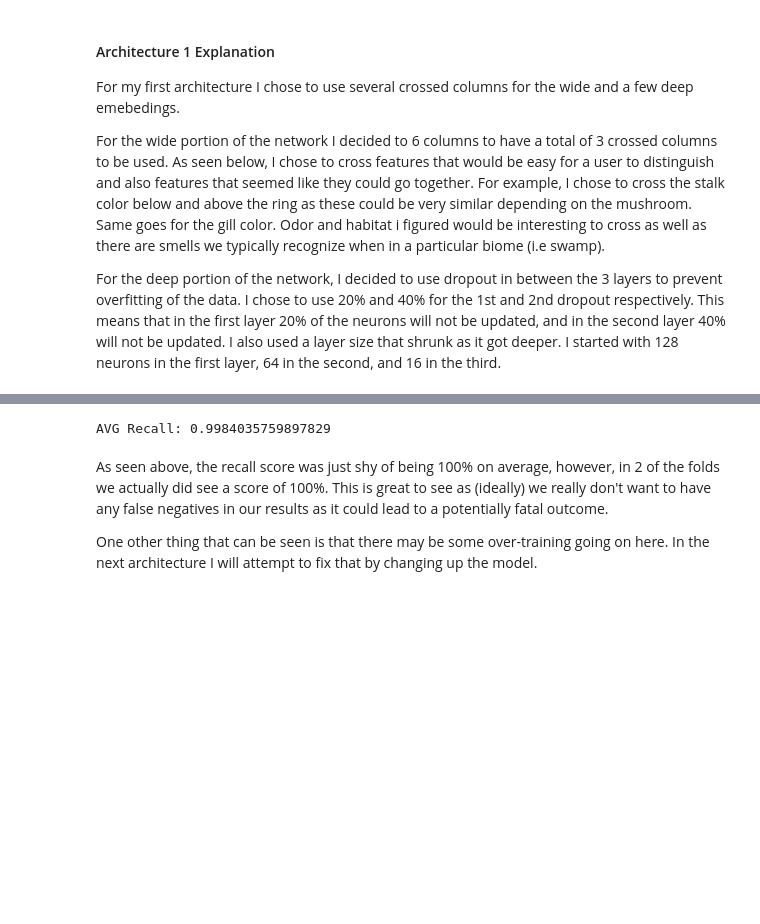
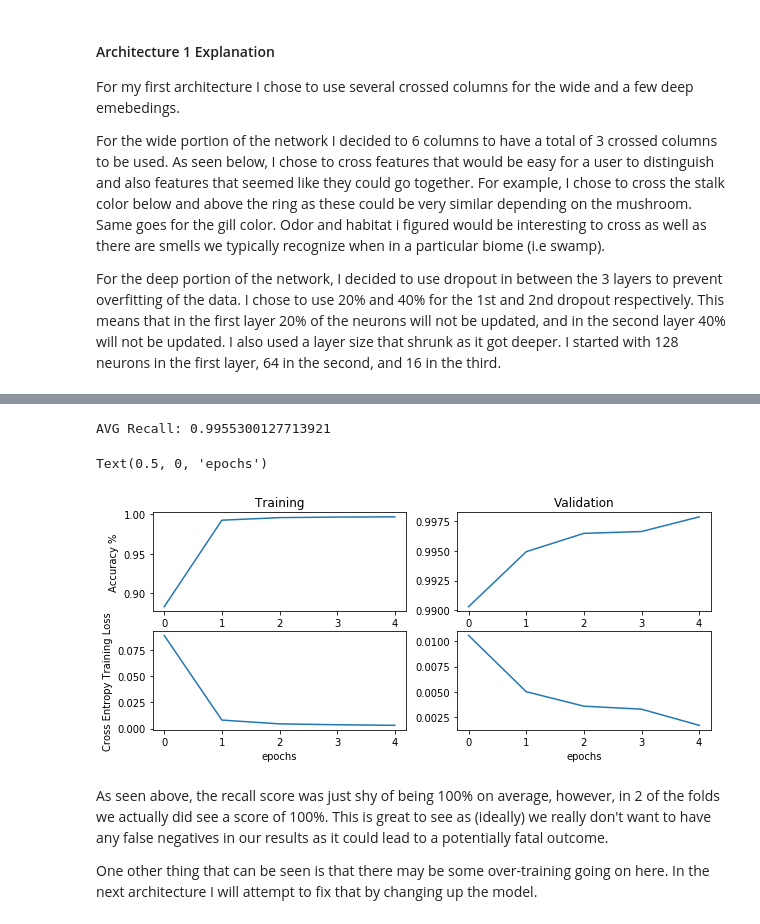
Before and after one commit to liamlows/CS5324-ML_Python, a Jupyter notebook: Lab5/Lab 5.ipynb, the cells around one changed output, grey strips where cells are left out. Saved outputs shown, nothing was run; the diff lists cells and outputs as text; code cells hidden in the pictures; blank space fills up the shorter version.

```diff
--- a/Lab5/Lab 5.ipynb
+++ b/Lab5/Lab 5.ipynb
@@ -465,8 +475,4 @@ final_branch = concatenate([wide_branch, deep_branch],name='concat_deep_wide')
 final_branch = Dense(units=1,activation='sigmoid',name='combined')(final_branch)
 
 # gen model
-model = Model(inputs=all_inputs, outputs=final_branch)
-
-
-# add deep layer
-# variables that you are crossing
+model1 = Model(inputs=all_inputs, outputs=final_branch)
@@ -491,12 +485,12 @@ SVG(model_to_dot(model).create(prog='dot', format='svg'))
 %%time
 
 # compile our model
-model.compile(optimizer='adagrad',
+model1.compile(optimizer='adagrad',
               loss='mean_squared_error',
               metrics=['accuracy'])
 
 # save model (4 folds)
-model.save_weights('model_1_weights.h5')
+model1.save_weights('model_1_weights.h5')
 
 recall_list = []
 conf_matrix_list = []
@@ -504,10 +498,10 @@ pred_list = []
 
 history_list = []
 # loop through folds and fit the data on each fold
-for i in range(len(X_train)):
+for i in range(len(X_train_master)):
     # reset the model
-    model.load_weights('model_1_weights.h5')
-    history_list.append(model.fit(  X_train_master[i],
+    model1.load_weights('model_1_weights.h5')
+    history_list.append(model1.fit(  X_train_master[i],
                                     y_train[i],
                                     epochs=5,
                                     batch_size=32,
@@ -516,7 +510,7 @@ for i in range(len(X_train)):
     ))
 
 
-    pred_list.append(np.round(model.predict(X_test_master[i])))
+    pred_list.append(np.round(model1.predict(X_test_master[i])))
     conf_matrix_list.append(confusion_matrix(y_test[i],pred_list[i]))
     recall_list.append(recall_score(y_test[i],pred_list[i]))
     print("-- CONFUSION MATRIX\n {} --".format(conf_matrix_list[i]))
@@ -542,5 +537,5 @@ Wall time: 32.2 s
 # %%
 # printStats(history_list, "ARCHITECTURE 1")
-printStats_v2_4(history_list, "ARCHITECTURE 1")
+arch1_vals_list,arch1_mean_list = printStats(history_list, "ARCHITECTURE 1")
 # %% [output]
 ARCHITECTURE ARCHITECTURE 1 -
@@ -551,5 +546,27 @@ Average validation loss: 0.007154514262896722
 # %%
-avg_recall = np.average(recall_list)
-print("AVG Recall: {}".format(avg_recall))
+arch1_recall = np.average(recall_list)
+print("AVG Recall: {}".format(arch1_recall))
 # %% [output]
-AVG Recall: 0.9984035759897829
+AVG Recall: 0.9955300127713921
+# %%
+plt.figure(figsize=(10,4))
+plt.subplot(2,2,1)
+plt.plot(arch1_mean_list['acc'])
+
+plt.ylabel('Accuracy %')
+plt.title('Training')
+plt.subplot(2,2,2)
+plt.plot(arch1_mean_list['val_acc'])
+plt.title('Validation')
+
+plt.subplot(2,2,3)
+plt.plot(arch1_mean_list['loss'])
+plt.ylabel('Cross Entropy Training Loss')
+plt.xlabel('epochs')
+
+plt.subplot(2,2,4)
+plt.plot(arch1_mean_list['val_loss'])
+plt.xlabel('epochs')
+# %% [output]
+Text(0.5, 0, 'epochs')
+[figure, added]
```
Also changed, not shown: parts of 65 cells of this notebook, 6 other files.
